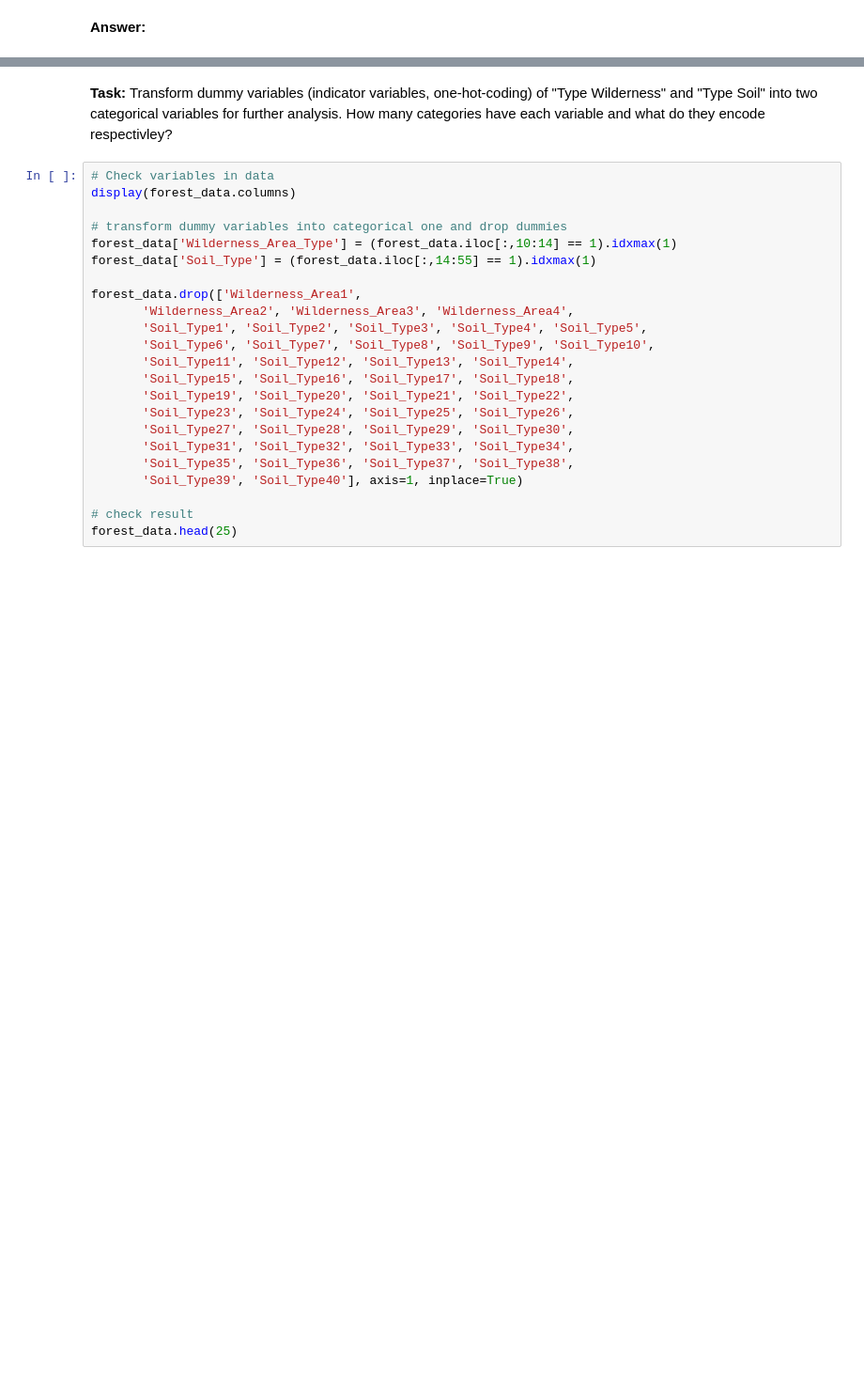
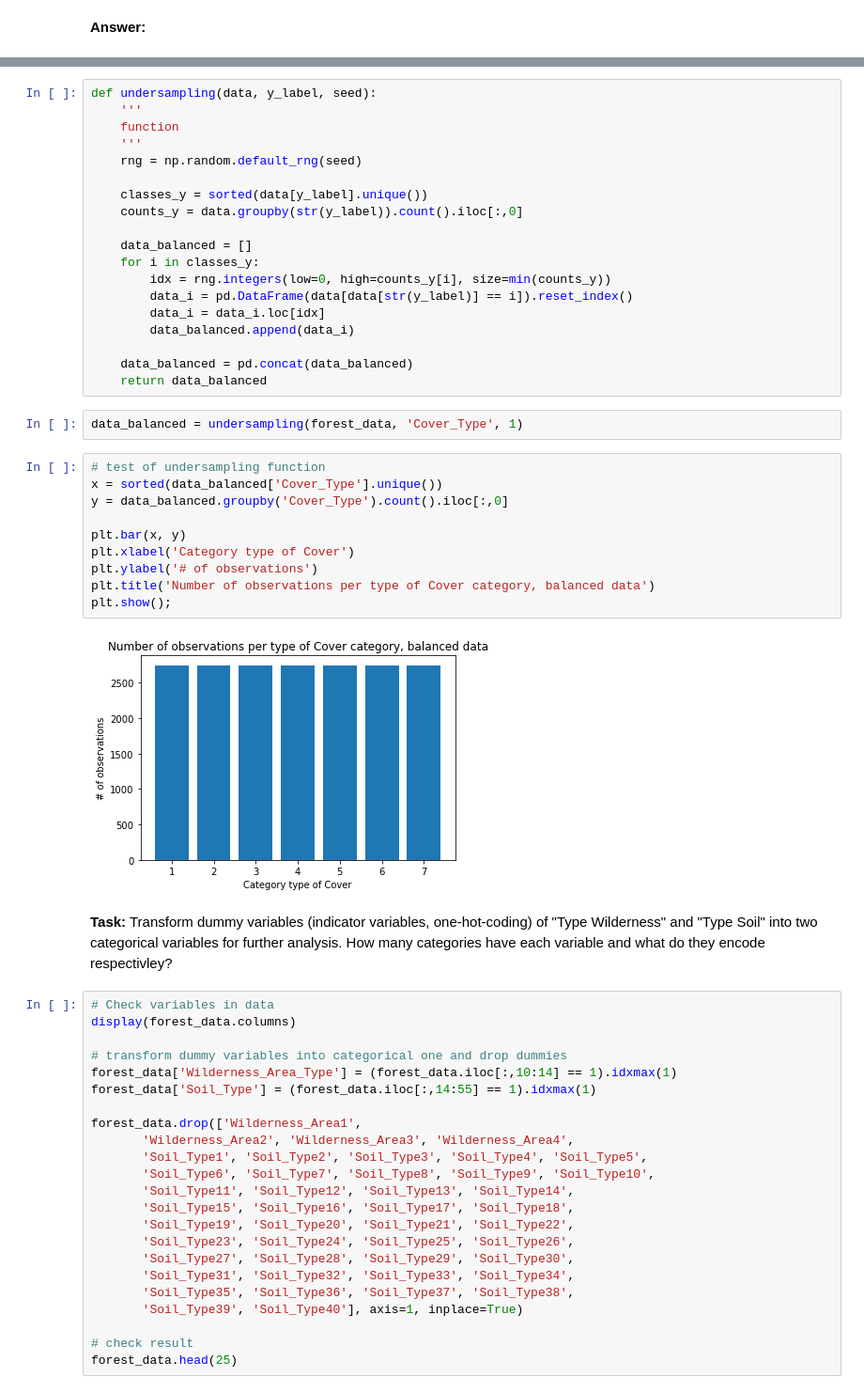
Before and after one commit to CorrelAid/correlaid-machine-learning-spring-school, a Jupyter notebook: notebooks/CorrelAid_ML_winterschool_05.ipynb, the cells around one changed output, grey strips where cells are left out. Shown at 94% size. Cells and saved outputs as stored; diff of their text form; blank space fills up the shorter version.

Commit message:
undersampling function

```diff
--- a/notebooks/CorrelAid_ML_winterschool_05.ipynb
+++ b/notebooks/CorrelAid_ML_winterschool_05.ipynb
@@ -109,3 +112,36 @@ Text(0.5, 1.0, 'Number of observations per type of Cover category')
+# %%
+def undersampling(data, y_label, seed):
+    '''
+    function
+    '''
+    rng = np.random.default_rng(seed)
+
+    classes_y = sorted(data[y_label].unique())
+    counts_y = data.groupby(str(y_label)).count().iloc[:,0]
+
+    data_balanced = []
+    for i in classes_y:
+        idx = rng.integers(low=0, high=counts_y[i], size=min(counts_y))
+        data_i = pd.DataFrame(data[data[str(y_label)] == i]).reset_index()
+        data_i = data_i.loc[idx]
+        data_balanced.append(data_i)
+
+    data_balanced = pd.concat(data_balanced)
+    return data_balanced
+# %%
+data_balanced = undersampling(forest_data, 'Cover_Type', 1)
+# %%
+# test of undersampling function
+x = sorted(data_balanced['Cover_Type'].unique())
+y = data_balanced.groupby('Cover_Type').count().iloc[:,0]
+
+plt.bar(x, y)
+plt.xlabel('Category type of Cover')
+plt.ylabel('# of observations')
+plt.title('Number of observations per type of Cover category, balanced data')
+plt.show();
+# %% [output]
+[figure, added]
 # %% [markdown]
 **Task:** Transform dummy variables (indicator variables, one-hot-coding) of "Type Wilderness" and "Type Soil" into two categorical variables for further analysis. How many categories have each variable and what do they encode respectivley?
 # %%
```
Also changed, not shown: parts of 4 cells of this notebook.
